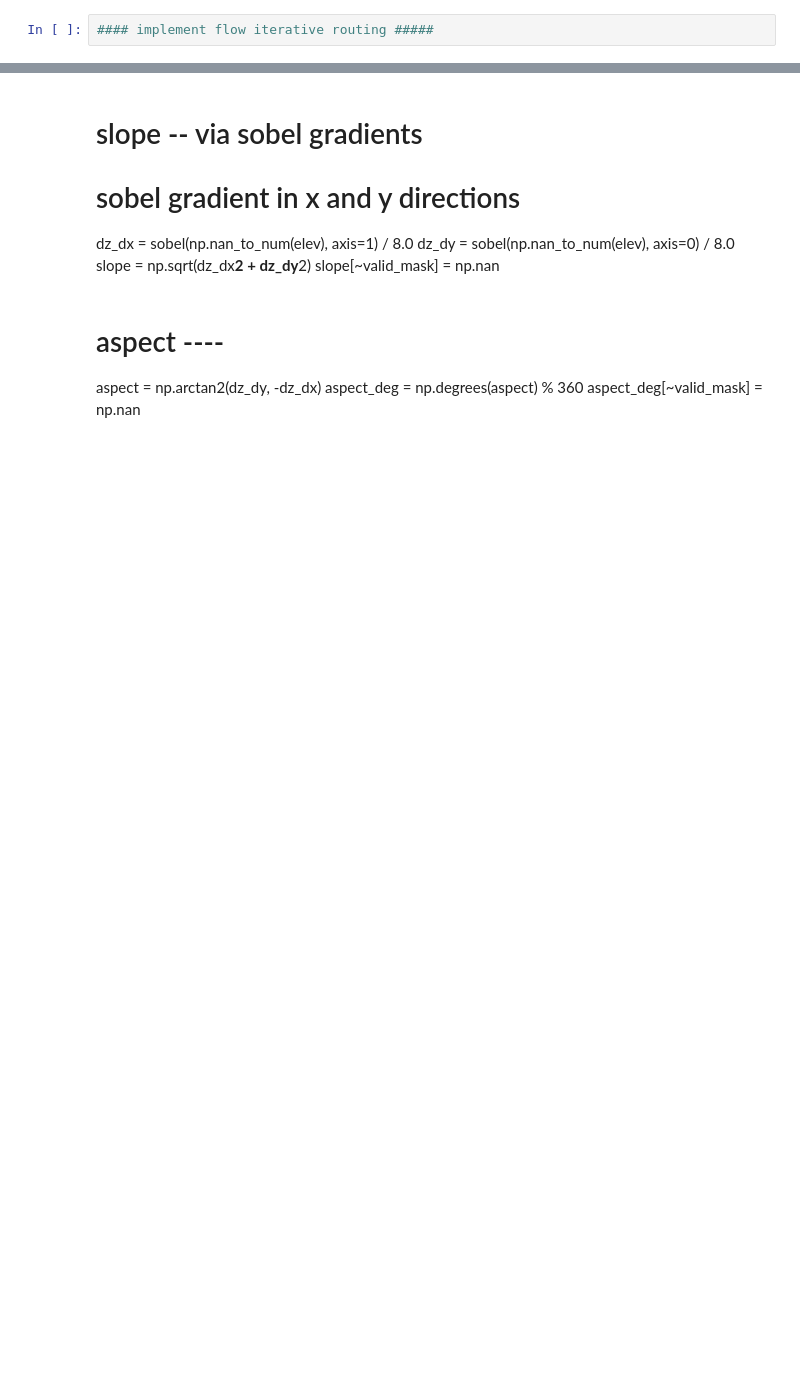
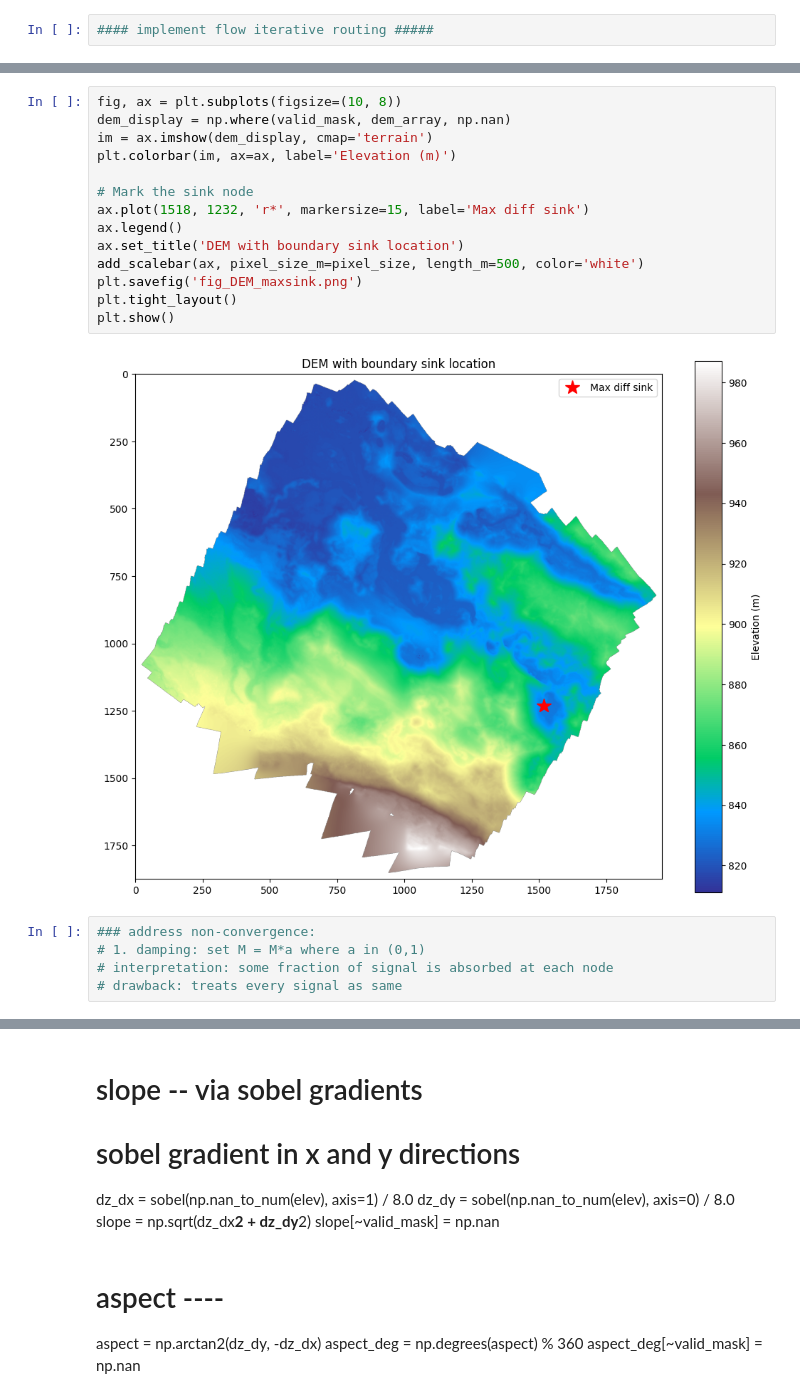
Before and after one commit to waltersn-maine/gdnn, a Jupyter notebook: Graftn/GraFTN_Preconditioning.ipynb, the cells around one changed output, grey strips where cells are left out. Saved outputs shown, nothing was run; the diff lists cells and outputs as text; blank space fills up the shorter version.

```diff
--- a/Graftn/GraFTN_Preconditioning.ipynb
+++ b/Graftn/GraFTN_Preconditioning.ipynb
@@ -442,3 +577,24 @@ print(f"row sum range after normalization: {test_sums.min():.4f} to {test_sums.m
+# %%
+fig, ax = plt.subplots(figsize=(10, 8))
+dem_display = np.where(valid_mask, dem_array, np.nan)
+im = ax.imshow(dem_display, cmap='terrain')
+plt.colorbar(im, ax=ax, label='Elevation (m)')
+
+# Mark the sink node
+ax.plot(1518, 1232, 'r*', markersize=15, label='Max diff sink')
+ax.legend()
+ax.set_title('DEM with boundary sink location')
+add_scalebar(ax, pixel_size_m=pixel_size, length_m=500, color='white')
+plt.savefig('fig_DEM_maxsink.png')
+plt.tight_layout()
+plt.show()
+# %% [output]
+[figure, added]
+# %%
+### address non-convergence:
+# 1. damping: set M = M*a where a in (0,1)
+# interpretation: some fraction of signal is absorbed at each node
+# drawback: treats every signal as same
 # %%
 ### iterative routing:
 # a = w(0) + M^T w(0) + (M^T)^2 w(0) + ...
```
Also changed, not shown: parts of 38 cells of this notebook.
